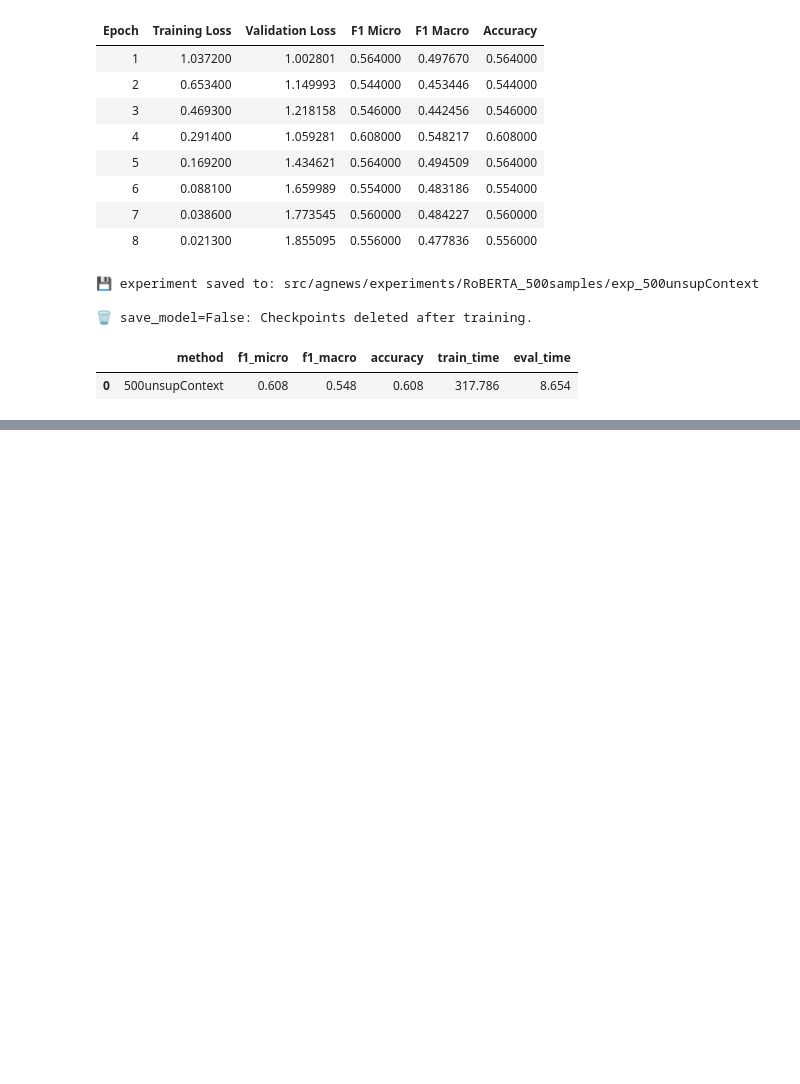
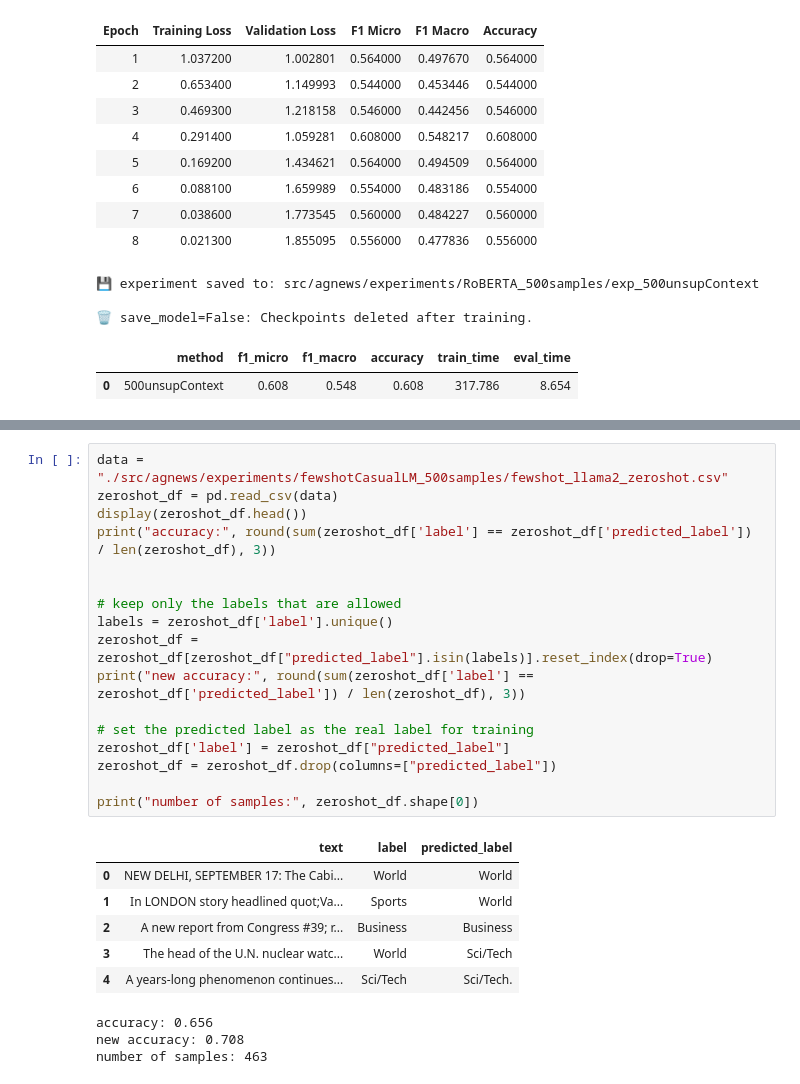
Before and after one commit to AlessandroGhiotto/thesis-nlp, a Jupyter notebook: src/agnews/multiclassRoBERTA_agnews.ipynb, the cells around one changed output, grey strips where cells are left out. Cells and saved outputs as stored; diff of their text form; blank space fills up the shorter version.

```diff
--- a/src/agnews/multiclassRoBERTA_agnews.ipynb
+++ b/src/agnews/multiclassRoBERTA_agnews.ipynb
@@ -371,0 +373,27 @@ print(results)
+# %%
+data = "./src/agnews/experiments/fewshotCasualLM_500samples/fewshot_llama2_zeroshot.csv"
+zeroshot_df = pd.read_csv(data)
+display(zeroshot_df.head())
+print("accuracy:", round(sum(zeroshot_df['label'] == zeroshot_df['predicted_label']) / len(zeroshot_df), 3))
+
+
+# keep only the labels that are allowed
+labels = zeroshot_df['label'].unique()
+zeroshot_df = zeroshot_df[zeroshot_df["predicted_label"].isin(labels)].reset_index(drop=True)
+print("new accuracy:", round(sum(zeroshot_df['label'] == zeroshot_df['predicted_label']) / len(zeroshot_df), 3))
+
+# set the predicted label as the real label for training
+zeroshot_df['label'] = zeroshot_df["predicted_label"]
+zeroshot_df = zeroshot_df.drop(columns=["predicted_label"])
+
+print("number of samples:", zeroshot_df.shape[0])
+# %% [output]
+|  | text | label | predicted_label |
+| 0 | NEW DELHI, SEPTEMBER 17: The Cabi... | World | World |
+| 1 | In LONDON story headlined quot;Va... | Sports | World |
+| 2 | A new report from Congress #39; r... | Business | Business |
+| 3 | The head of the U.N. nuclear watc... | World | Sci/Tech |
+| 4 | A years-long phenomenon continues... | Sci/Tech | Sci/Tech. |
+accuracy: 0.656
+new accuracy: 0.708
+number of samples: 463
```
Also changed, not shown: parts of 3 cells of this notebook, 8 other files.
